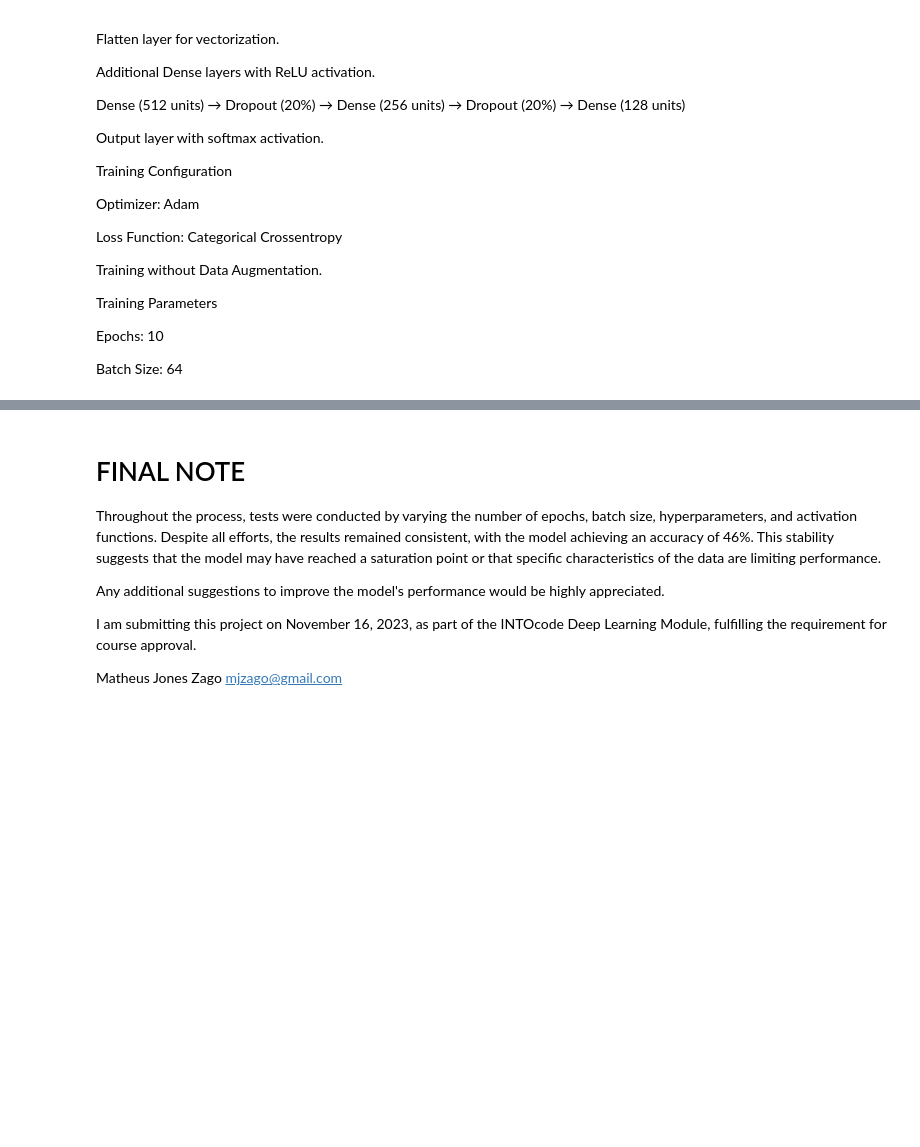
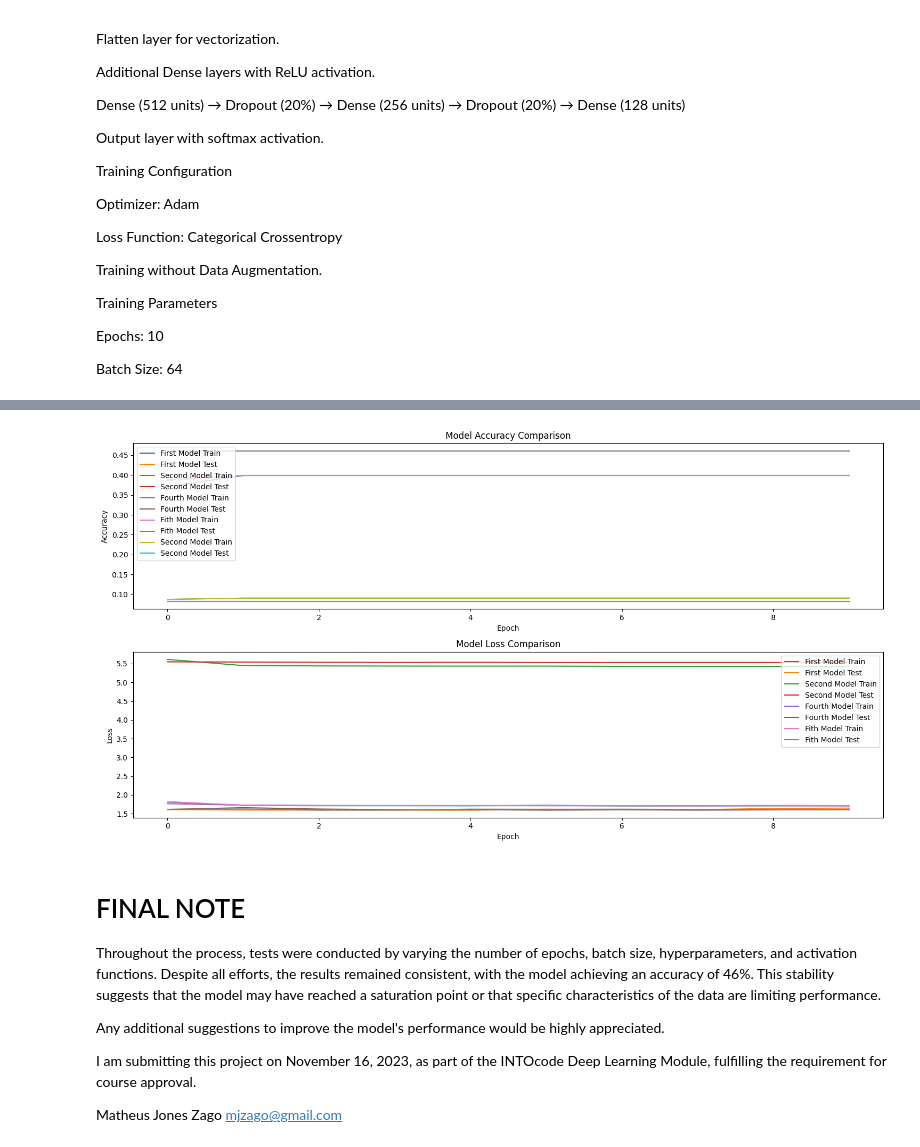
Before and after one commit to mjzago/INTOcode, a Jupyter notebook: Deep learning/Matheus.ipynb, the cells around one changed output, grey strips where cells are left out. Drawn from its saved outputs; the diff is of its cells as text; code cells hidden in the pictures; blank space fills up the shorter version.

```diff
--- a/Deep learning/Matheus.ipynb
+++ b/Deep learning/Matheus.ipynb
@@ -703,3 +661,44 @@ Epoch 10/10
+# %%
+plt.figure(figsize=(15, 8))
+
+# Plot training & validation accuracy values for all models
+plt.subplot(2, 1, 1)
+plt.plot(history.history['accuracy'], label='First Model Train')
+plt.plot(history.history['val_accuracy'], label='First Model Test')
+plt.plot(history_second.history['accuracy'], label='Second Model Train')
+plt.plot(history_second.history['val_accuracy'], label='Second Model Test')
+plt.plot(history_fourth.history['accuracy'], label='Fourth Model Train')
+plt.plot(history_fourth.history['val_accuracy'], label='Fourth Model Test')
+plt.plot(history_fith.history['accuracy'], label='Fith Model Train')
+plt.plot(history_fith.history['val_accuracy'], label='Fith Model Test')
+plt.plot(history_second.history['accuracy'], label='Second Model Train')
+plt.plot(history_second.history['val_accuracy'], label='Second Model Test')
+
+plt.title('Model Accuracy Comparison')
+plt.xlabel('Epoch')
+plt.ylabel('Accuracy')
+plt.legend(loc='upper left')
+
+# Plot training & validation loss values for all models
+plt.subplot(2, 1, 2)
+plt.plot(history.history['loss'], label='First Model Train')
+plt.plot(history.history['val_loss'], label='First Model Test')
+plt.plot(history_second.history['loss'], label='Second Model Train')
+plt.plot(history_second.history['val_loss'], label='Second Model Test')
+plt.plot(history_fourth.history['loss'], label='Fourth Model Train')
+plt.plot(history_fourth.history['val_loss'], label='Fourth Model Test')
+plt.plot(history_fith.history['loss'], label='Fith Model Train')
+plt.plot(history_fith.history['val_loss'], label='Fith Model Test')
+
+plt.title('Model Loss Comparison')
+plt.xlabel('Epoch')
+plt.ylabel('Loss')
+plt.legend(loc='upper right')
+
+plt.tight_layout()
+plt.show()
+# %% [output]
+[figure, added]
 # %% [markdown]
 # FINAL NOTE
 Throughout the process, tests were conducted by varying the number of epochs, batch size, hyperparameters, and activation functions. Despite all efforts, the results remained consistent, with the model achieving an accuracy of 46%. This stability suggests that the model may have reached a saturation point or that specific characteristics of the data are limiting performance.
```
Also changed, not shown: parts of 5 cells of this notebook, 2 other files.
